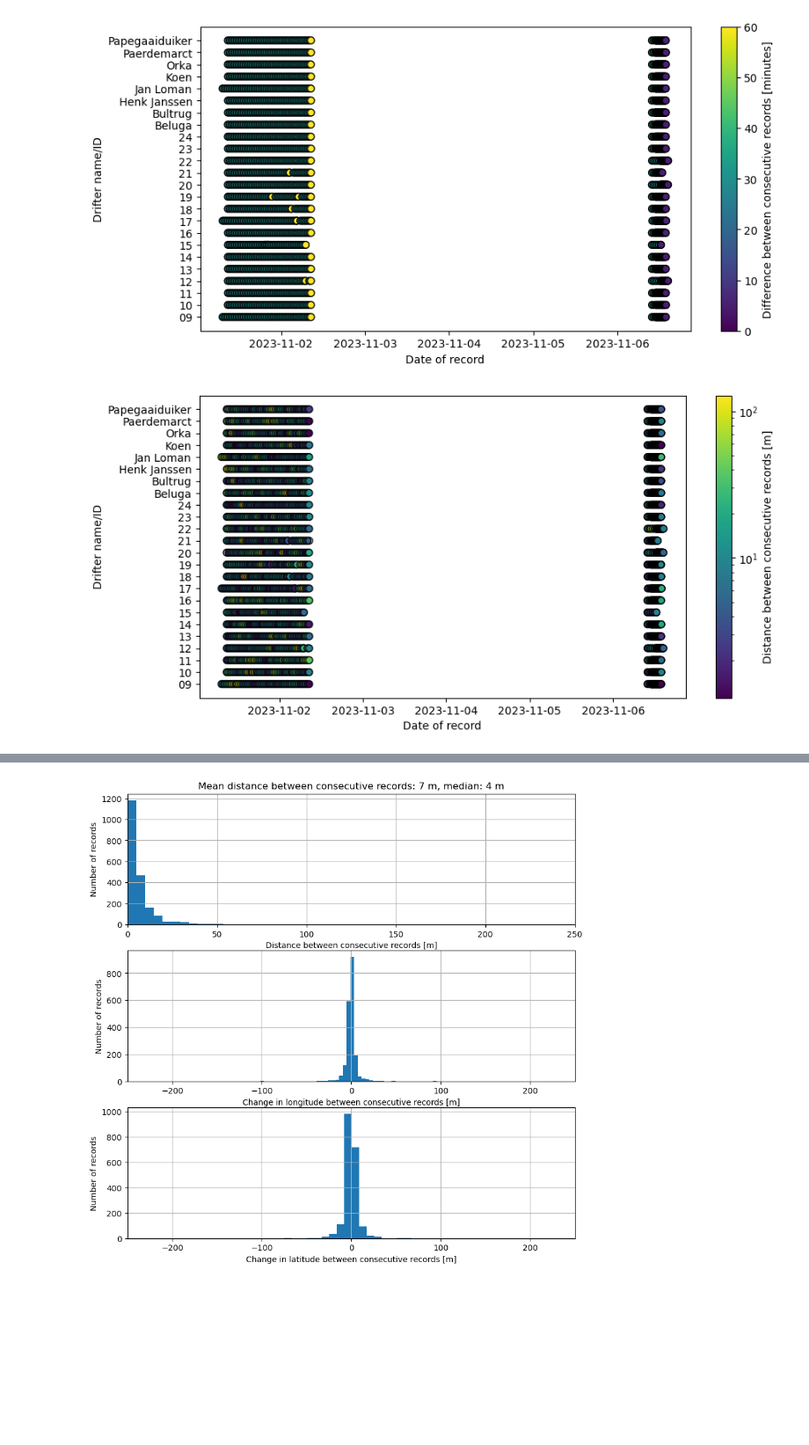
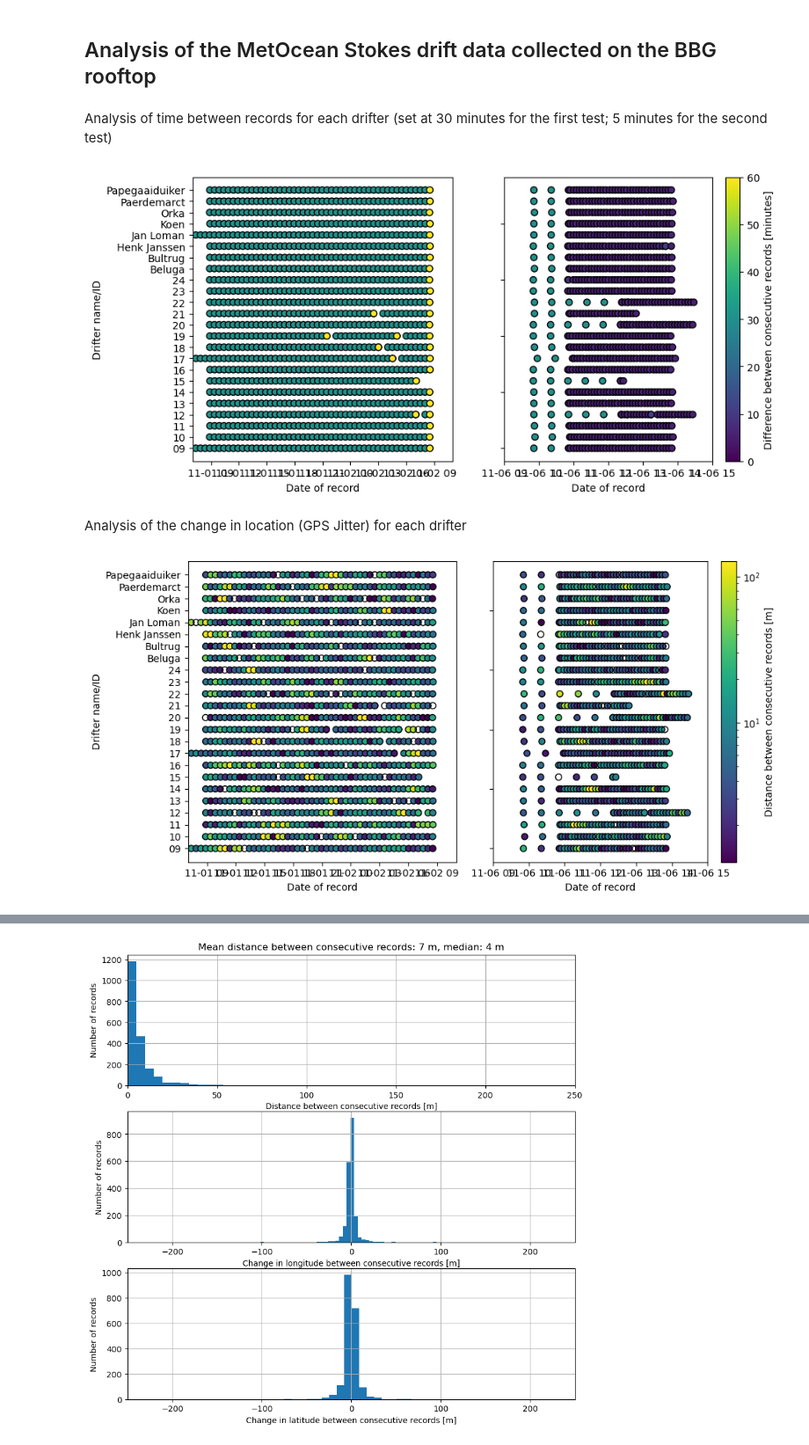
Before and after one commit to Parcels-code/Stokesdrifters_Wadden, a Jupyter notebook: analyse_roofdata.ipynb, the cells around one changed output, grey strips where cells are left out. Shown at 88% size. Cells and saved outputs as stored; diff of their text form; code cells hidden in the pictures; blank space fills up the shorter version.

Commit message:
Adding comments and reordering analysis cells

```diff
--- a/analyse_roofdata.ipynb
+++ b/analyse_roofdata.ipynb
@@ -1,3 +1,5 @@
+# %% [markdown]
+## Analysis of the MetOcean Stokes drift data collected on the BBG rooftop
 # %%
 import pandas as pd
 import json
@@ -7,31 +9,50 @@ import matplotlib
 
 with open('/Users/erik/Codes/Stokesdrifters_Wadden/waddendrifters_roof.json') as f:
     data = json.load(f)
+# %% [markdown]
+Analysis of time between records for each drifter (set at 30 minutes for the first test; 5 minutes for the second test)
 # %%
-fig, ax = plt.subplots(figsize=(10, 5))
+fig, ax = plt.subplots(1, 2, figsize=(10, 5))
 for i, drifter in enumerate(data.keys()):
     times = np.array([pd.to_datetime(d[0]) for d in data[drifter]], dtype='datetime64[m]')
     dt = np.diff(times)
-    plt.scatter(times[:-1], (len(times)*[i])[:-1], s=40, c=dt, vmin=0, vmax=60, cmap='viridis', edgecolor='k')
-plt.colorbar(label="Difference between consecutive records [minutes]")
-plt.yticks(range(len(data.keys())), data.keys())
-plt.ylabel('Drifter name/ID')
-plt.xlabel('Date of record')
+    ax[0].scatter(times[:-1], (len(times)*[i])[:-1], s=40, c=dt, vmin=0, vmax=60, cmap='viridis', edgecolor='k')
+    sc = ax[1].scatter(times[:-1], (len(times)*[i])[:-1], s=40, c=dt, vmin=0, vmax=60, cmap='viridis', edgecolor='k')
+ax[0].set_xlim([np.datetime64('2023-11-01 07:00'), np.datetime64('2023-11-02 11:00')])
+ax[1].set_xlim([np.datetime64('2023-11-06 09:00'), np.datetime64('2023-11-06 15:00')])
+ax[1].set_ylim(ax[0].get_ylim())
+ax[1].set_yticklabels([])
+plt.colorbar(sc, ax=ax[1], label="Difference between consecutive records [minutes]")
+ax[0].set_yticks(range(len(data.keys())), data.keys())
+ax[0].set_ylabel('Drifter name/ID')
+for i in range(2):
+    ax[i].set_xlabel('Date of record')
 plt.show()
 # %% [output]
-[figure, old version]
+[figure, new version]
+# %% [markdown]
+Analysis of the change in location (GPS Jitter) for each drifter
 # %%
-fig, ax = plt.subplots(figsize=(10, 5))
+fig, ax = plt.subplots(1, 2, figsize=(10, 5))
 for i, drifter in enumerate(data.keys()):
     lats = [d[1] for d in data[drifter]]
     lons = [d[2] for d in data[drifter]]
     times = np.array([pd.to_datetime(d[0]) for d in data[drifter]], dtype='datetime64[m]')
     dr = np.hypot(np.diff(lats)*1852*60, np.diff(lons)*1852*60*np.cos(np.mean(lats)*np.pi/180))
-    plt.scatter(times[:-1], (len(times)*[i])[:-1], s=40, c=dr, cmap='viridis', edgecolor='k', norm=matplotlib.colors.LogNorm())
-plt.colorbar(label="Distance between consecutive records [m]")
-plt.yticks(range(len(data.keys())), data.keys())
-plt.ylabel('Drifter name/ID')
-plt.xlabel('Date of record')
+    ax[0].scatter(times[:-1], (len(times)*[i])[:-1], s=40, c=dr, cmap='viridis', edgecolor='k', norm=matplotlib.colors.LogNorm())
+    sc = ax[1].scatter(times[:-1], (len(times)*[i])[:-1], s=40, c=dr, cmap='viridis', edgecolor='k', norm=matplotlib.colors.LogNorm())
+
+ax[0].set_xlim([np.datetime64('2023-11-01 07:00'), np.datetime64('2023-11-02 11:00')])
+ax[1].set_xlim([np.datetime64('2023-11-06 09:00'), np.datetime64('2023-11-06 15:00')])
+ax[1].set_ylim(ax[0].get_ylim())
+ax[1].set_yticklabels([])
+plt.colorbar(sc, ax=ax[1], label="Distance between consecutive records [m]")
+ax[0].set_yticks(range(len(data.keys())), data.keys())
+ax[0].set_ylabel('Drifter name/ID')
+for i in range(2):
+    ax[i].set_xlabel('Date of record')
+
+plt.tight_layout()
 plt.show()
 # %% [output]
-[figure, old version]
+[figure, new version]
```
Also changed, not shown: parts of 6 cells of this notebook.
